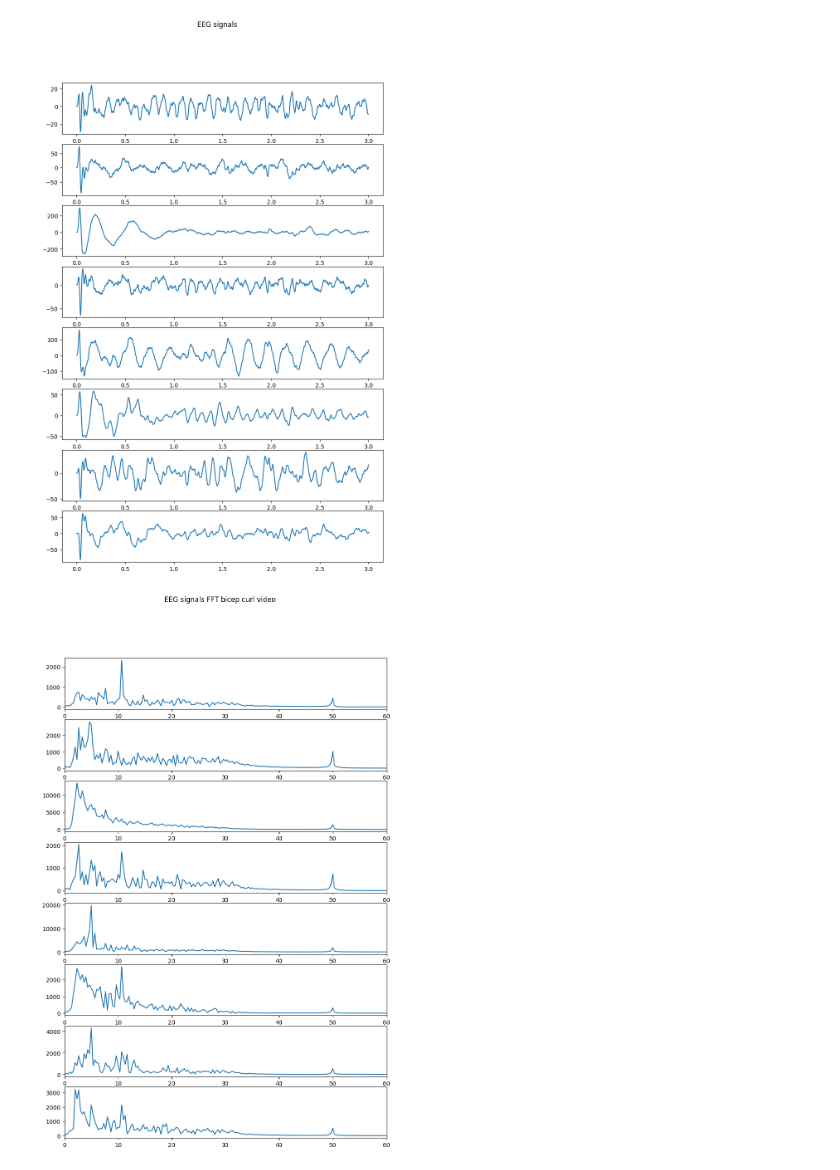
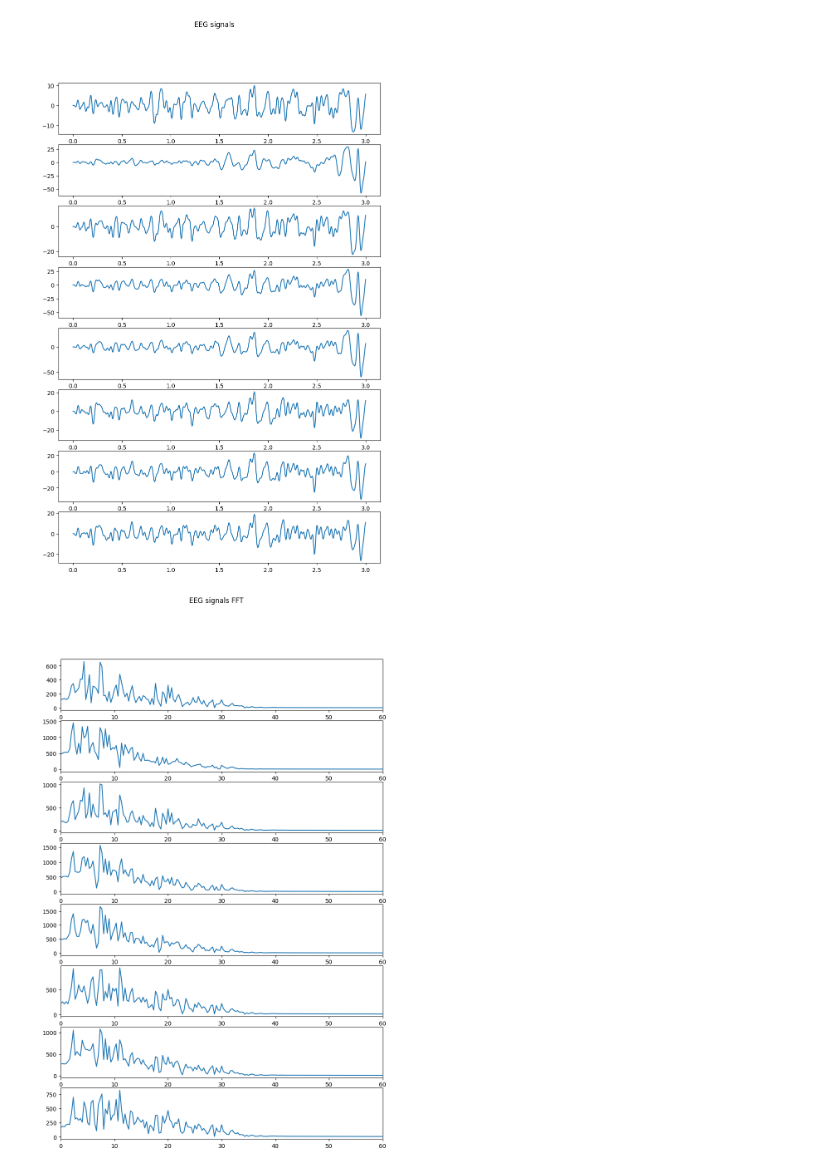
Before and after one commit to ValentijnBakkum/EEGcontroller, a Jupyter notebook: MeasurementSubgroup/Streaming/Python streaming preprocessing.ipynb, the cells around one changed output. Saved outputs shown, nothing was run; the diff lists cells and outputs as text; code cells hidden in the pictures.

```diff
--- a/MeasurementSubgroup/Streaming/Python streaming preprocessing.ipynb
+++ b/MeasurementSubgroup/Streaming/Python streaming preprocessing.ipynb
@@ -7,7 +7,7 @@ from scipy.fft import rfft, rfftfreq
 from scipy import signal
 from scipy.fft import fftshift
 # %%
-df = pd.read_csv("C:/Users/JackC/Documents/TU Delft/BAP/Measurements/EEGdataStreamingAlphaWaves.csv", sep=",")
+df = pd.read_csv("C:/Users/JackC/Documents/TU Delft/BAP/Measurements/Stable.csv", sep=",")
 end = 750
 fs = 250
 df = df.iloc[:end, :8] # 3000 samples is 12 seconds of data
@@ -61,7 +61,7 @@ df_filt = lfilter(b, a, df, axis = 0)
 # Define the notch filter parameters
 fs = 250  # Sampling frequency
 f0 = 50  # Notch frequency
-Q = 3 # Quality factor
+Q = 1 # Quality factor
 
 # Design the notch filter
 b, a = signal.iirnotch(f0, Q, fs)
@@ -79,17 +79,17 @@ fig.suptitle('EEG signals')
 for i in range(8):
     axs[i].plot(x1,df_filt1[:,i])
 # %% [output]
-[figure, old version]
+[figure, new version]
 # %%
 xf = rfftfreq(end, 1 / fs)
 
 fig, axs = plt.subplots(8, figsize=(10 , 15))
-fig.suptitle('EEG signals FFT bicep curl video')
+fig.suptitle('EEG signals FFT')
 for i in range(8):
     yf = rfft(df_filt1[:,i])
     axs[i].plot(xf, np.abs(yf))
     axs[i].set_xlim([0, 60])
     # Setting the number of ticks
     axs[i].locator_params(axis='x', nbins=10)
 # %% [output]
-[figure, old version]
+[figure, new version]
```
Also changed, not shown: parts of 3 cells of this notebook, 2 other files.
